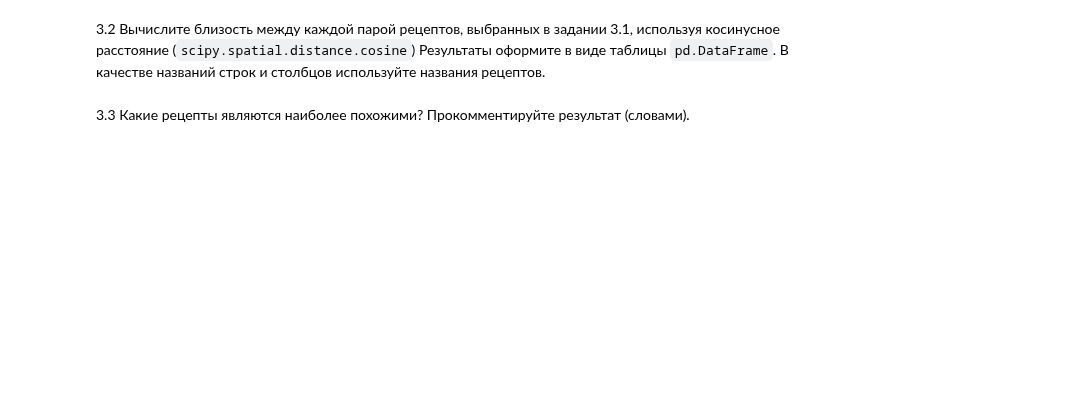
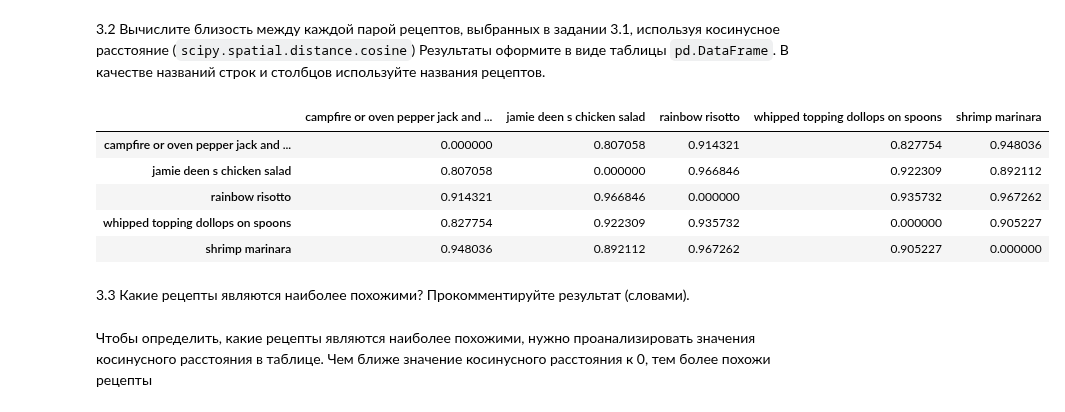
Before and after one commit to illCersei/TOD, a Jupyter notebook: 09_string_2_Фамилия_Имя.ipynb, the cells around one changed output. Saved outputs shown, nothing was run; the diff lists cells and outputs as text; code cells hidden in the pictures; blank space fills up the shorter version.

```diff
--- a/09_string_2_Фамилия_Имя.ipynb
+++ b/09_string_2_Фамилия_Имя.ipynb
@@ -74,4 +216,51 @@ print('Уникальные слова:', unique_words)
 # %% [markdown]
 3.2 Вычислите близость между каждой парой рецептов, выбранных в задании 3.1, используя косинусное расстояние (`scipy.spatial.distance.cosine`) Результаты оформите в виде таблицы `pd.DataFrame`. В качестве названий строк и столбцов используйте названия рецептов.
+# %%
+from scipy.spatial.distance import cosine
+
+df = pd.read_csv('recipes_sample.csv')
+
+# Убедимся, что описания рецептов находятся в колонке 'description'
+descriptions = df['description'].dropna().tolist()
+recipe_names = df['name'].dropna().tolist()  # Получим список названий рецептов
+
+# Выбираем случайным образом 5 рецептов
+random_indices = random.sample(range(len(descriptions)), 5)
+random_descriptions = [descriptions[i] for i in random_indices]
+random_recipe_names = [recipe_names[i] for i in random_indices]  # Получим случайные названия рецептов
+
+# Инициализируем TfidfVectorizer
+vectorizer = TfidfVectorizer()
+
+# Преобразуем тексты в числовые векторы
+tfidf_matrix = vectorizer.fit_transform(random_descriptions)
+
+# Преобразуем результат в DataFrame для удобства
+tfidf_df = pd.DataFrame(tfidf_matrix.toarray(), columns=vectorizer.get_feature_names_out(), index=random_recipe_names)
+
+# Вычисляем косинусное расстояние между каждой парой рецептов
+distances = pd.DataFrame(index=random_recipe_names, columns=random_recipe_names)
+
+for i in range(len(random_recipe_names)):
+    for j in range(len(random_recipe_names)):
+        if i == j:
+            distances.iloc[i, j] = 0.0
+        else:
+            distances.iloc[i, j] = cosine(tfidf_matrix.toarray()[i], tfidf_matrix.toarray()[j])
+
+# Преобразуем тип данных в float
+distances = distances.astype(float)
+
+# Выведем результат
+distances
+# %% [output]
+|  | campfire or oven pepper jack and ... | jamie deen s chicken salad | rainbow risotto | whipped topping dollops on spoons | shrimp marinara |
+| campfire or oven pepper jack and ... | 0.000000 | 0.807058 | 0.914321 | 0.827754 | 0.948036 |
+| jamie deen s chicken salad | 0.807058 | 0.000000 | 0.966846 | 0.922309 | 0.892112 |
+| rainbow risotto | 0.914321 | 0.966846 | 0.000000 | 0.935732 | 0.967262 |
+| whipped topping dollops on spoons | 0.827754 | 0.922309 | 0.935732 | 0.000000 | 0.905227 |
+| shrimp marinara | 0.948036 | 0.892112 | 0.967262 | 0.905227 | 0.000000 |
 # %% [markdown]
 3.3 Какие рецепты являются наиболее похожими? Прокомментируйте результат (словами).
+# %% [markdown]
+Чтобы определить, какие рецепты являются наиболее похожими, нужно проанализировать значения косинусного расстояния в таблице. Чем ближе значение косинусного расстояния к 0, тем более похожи рецепты
```
Also changed, not shown: parts of 7 cells of this notebook.
